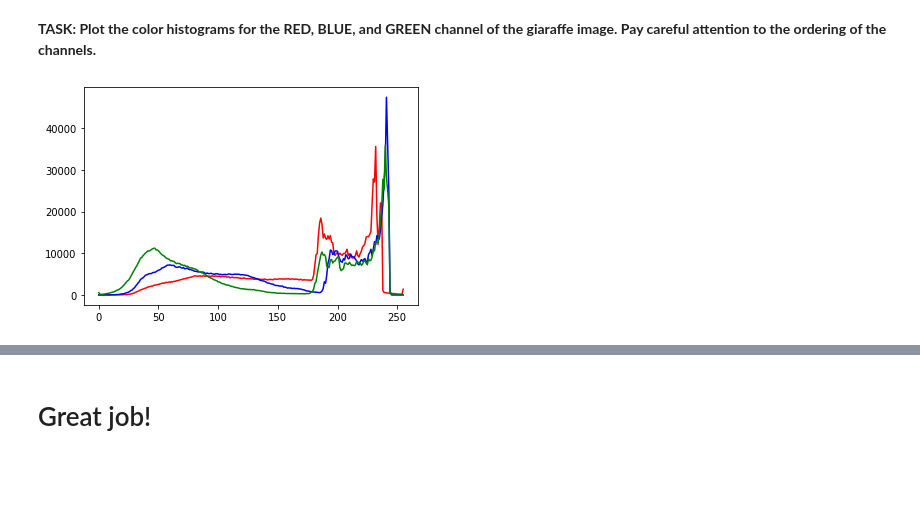
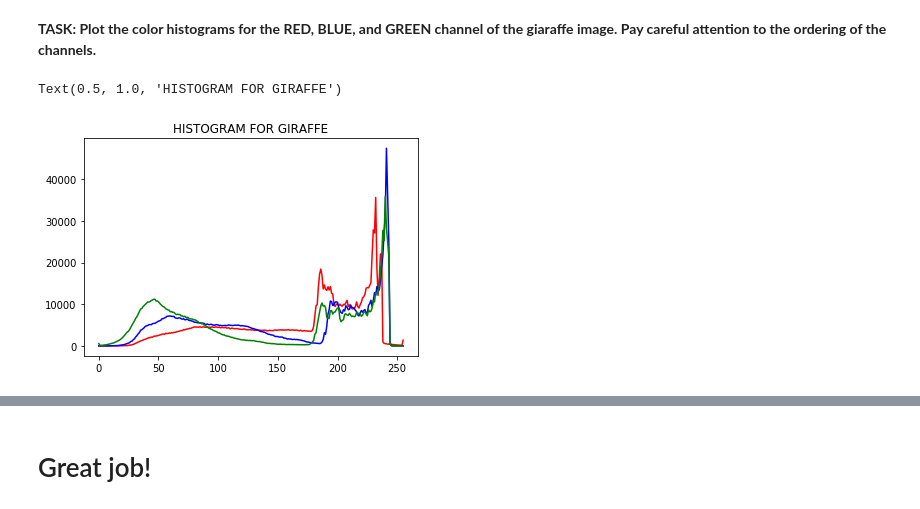
Before and after one commit to sachithdickwella/computervision-tute, a Jupyter notebook: notebooks/02-Image-Processing/07-Image-Processing-Assessment.ipynb, the cells around one changed output, grey strips where cells are left out. Drawn from its saved outputs; the diff is of its cells as text; code cells hidden in the pictures; blank space fills up the shorter version.

```diff
--- a/notebooks/02-Image-Processing/07-Image-Processing-Assessment.ipynb
+++ b/notebooks/02-Image-Processing/07-Image-Processing-Assessment.ipynb
@@ -94,8 +94,11 @@ display_img(sobelX, 'gray')
 # %%
 colors = ['r', 'b', 'g']
 
 for i, c in enumerate(colors):
     hist_values = cv2.calcHist(images=[giraffe], channels=[i], mask=None, histSize=[256], ranges=[0, 256])
     plt.plot(hist_values, color=c)
+
+plt.title('HISTOGRAM FOR GIRAFFE')
 # %% [output]
+Text(0.5, 1.0, 'HISTOGRAM FOR GIRAFFE')
-[figure, old version]
+[figure, new version]
```
Also changed, not shown: parts of 2 cells of this notebook.
